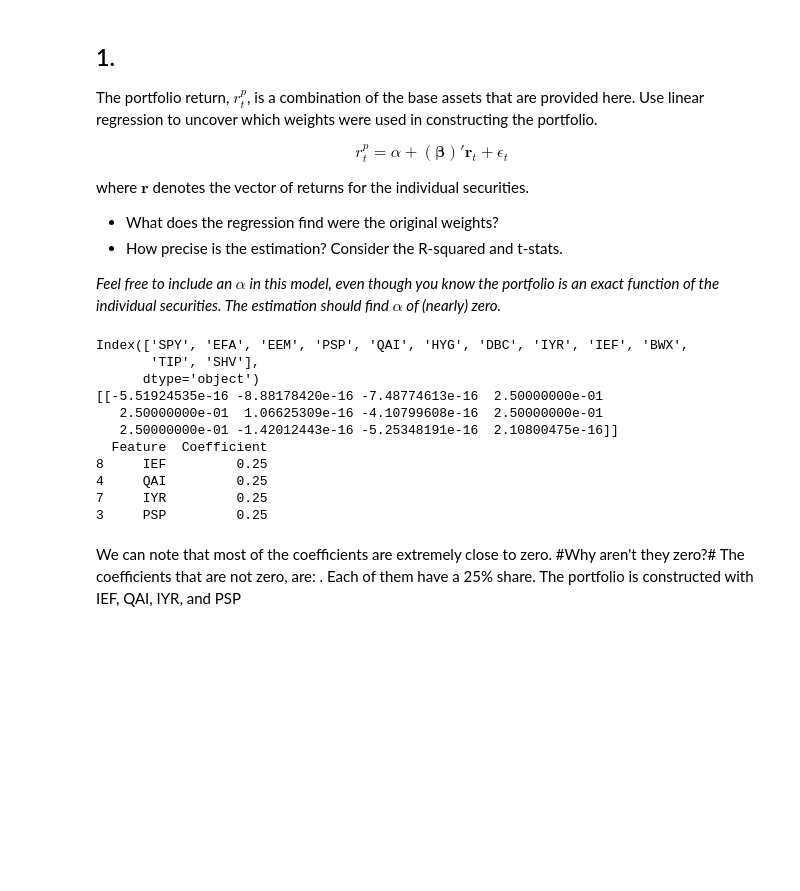
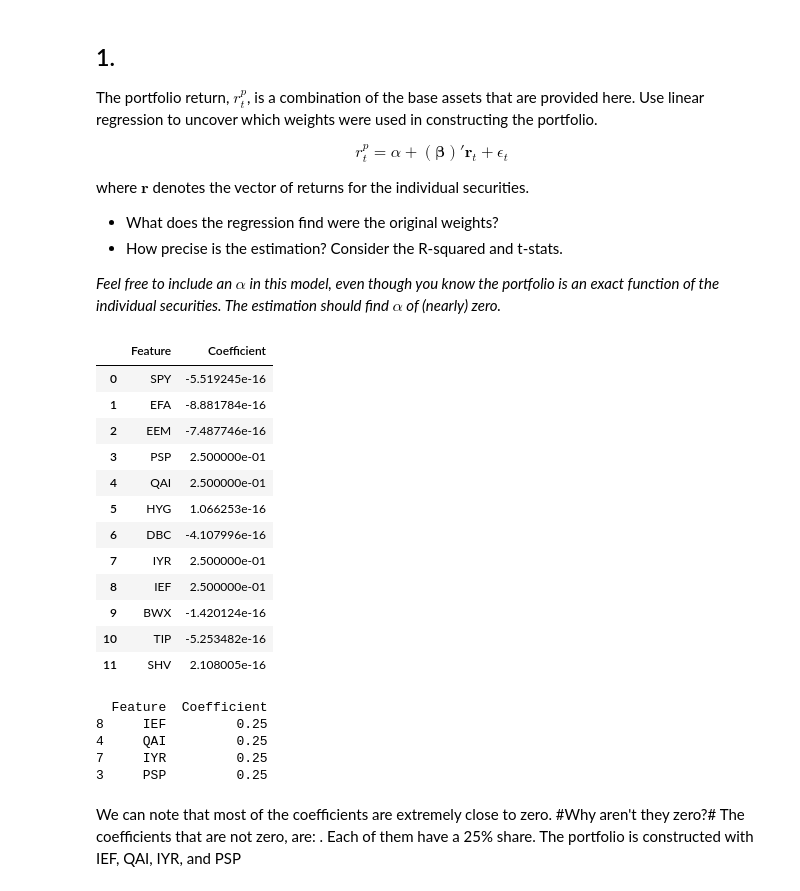
Before and after one commit to ArturoCharleston/finm-data-analysis-2024, a Jupyter notebook: homework/Homework 1 - Using OLS_arturo.ipynb, the cells around one changed output. Saved outputs shown, nothing was run; the diff lists cells and outputs as text; code cells hidden in the pictures; blank space fills up the shorter version.

```diff
--- a/homework/Homework 1 - Using OLS_arturo.ipynb
+++ b/homework/Homework 1 - Using OLS_arturo.ipynb
@@ -93,14 +100,11 @@ Specifically, report your estimates of alpha, the betas, and the r-squared.
 
 *Note that the parameters (such as $\beta^{\spy}$) in this multivariate model are not the same as used in the univariate model of part 1.
 # %%
-X = etf_returns[['SPY', 'HYG']]
+# Add a constant to the explanatory variables
+X = sm.add_constant(etf_returns[['SPY', 'HYG']])
 
-# Do the regression and show the coefficients
-model_multiple = LinearRegression()
-model_multiple.fit(X, portfolio_returns)
-
-# Report Alpha, Beta, and R2
-print(f"Intercept (alpha): {model_multiple.intercept_[0]}")
-print(f"Coefficients (betas): {model_multiple.coef_[0][0], model_multiple.coef_[0][1]}")
-print(f"R^2: {model_multiple.score(X, portfolio_returns)}")
+# Do the regression
+model_multiple = sm.OLS(portfolio_returns, X).fit()
+# Print the coefficients
+model_multiple.summary()
 # %% [output]
@@ -169,41 +186,43 @@ where $\boldsymbol{r}$ denotes the vector of returns for the individual securiti
 
 *Feel free to include an $\alpha$ in this model, even though you know the portfolio is an exact function of the individual securities. The estimation should find $\alpha$ of (nearly) zero.*
 # %%
-model_weights = etf_returns.drop(columns='Date')
-
 model_multiple_weights = LinearRegression()
-model_multiple_weights.fit(model_weights, portfolio_returns)
-
-# Get the feature names and coefficients
-feature_names = model_weights.columns
-coefficients = model_multiple_weights.coef_
-print(feature_names)
-print(coefficients)
+model_multiple_weights.fit(etf_returns, portfolio_returns)
 
 # Create a DataFrame to associate feature names with coefficients
 coefficients_df = pd.DataFrame({
     'Feature': feature_names,
     'Coefficient': coefficients[0]
 })
 
-# Sort the DataFrame by the absolute value of coefficients in descending order
-sorted_coefficients_df = coefficients_df.reindex(coefficients_df['Coefficient'].abs().sort_values(ascending=False).index)
-
-# Get the top 4 features with the largest absolute coefficients
-top_4_features = sorted_coefficients_df.head(4)
-print(top_4_features)
+coefficients_df
 # %% [output]
-Index(['SPY', 'EFA', 'EEM', 'PSP', 'QAI', 'HYG', 'DBC', 'IYR', 'IEF', 'BWX',
-       'TIP', 'SHV'],
-      dtype='object')
-[[-5.51924535e-16 -8.88178420e-16 -7.48774613e-16  2.50000000e-01
-   2.50000000e-01  1.06625309e-16 -4.10799608e-16  2.50000000e-01
-   2.50000000e-01 -1.42012443e-16 -5.25348191e-16  2.10800475e-16]]
-  Feature  Coefficient
-8     IEF         0.25
-4     QAI         0.25
-7     IYR         0.25
-3     PSP         0.25
+|  | Feature | Coefficient |
+| 0 | SPY | -5.519245e-16 |
+| 1 | EFA | -8.881784e-16 |
+| 2 | EEM | -7.487746e-16 |
+| 3 | PSP | 2.500000e-01 |
+| 4 | QAI | 2.500000e-01 |
+| 5 | HYG | 1.066253e-16 |
+| 6 | DBC | -4.107996e-16 |
+| 7 | IYR | 2.500000e-01 |
+| 8 | IEF | 2.500000e-01 |
+| 9 | BWX | -1.420124e-16 |
+| 10 | TIP | -5.253482e-16 |
+| 11 | SHV | 2.108005e-16 |
+# %%
+# Sort the DataFrame by the absolute value of coefficients in descending order
+sorted_coefficients_df = coefficients_df.reindex(coefficients_df['Coefficient'].abs().sort_values(ascending=False).index)
+
+# Get the top 4 features with the largest absolute coefficients
+top_4_features = sorted_coefficients_df.head(4)
+print(top_4_features)
+# %% [output]
+  Feature  Coefficient
+8     IEF         0.25
+4     QAI         0.25
+7     IYR         0.25
+3     PSP         0.25
 # %% [markdown]
 We can note that most of the coefficients are extremely close to zero. #Why aren't they zero?#
 The coefficients that are not zero, are: . Each of them have a 25% share.
```
Also changed, not shown: parts of 18 cells of this notebook.
